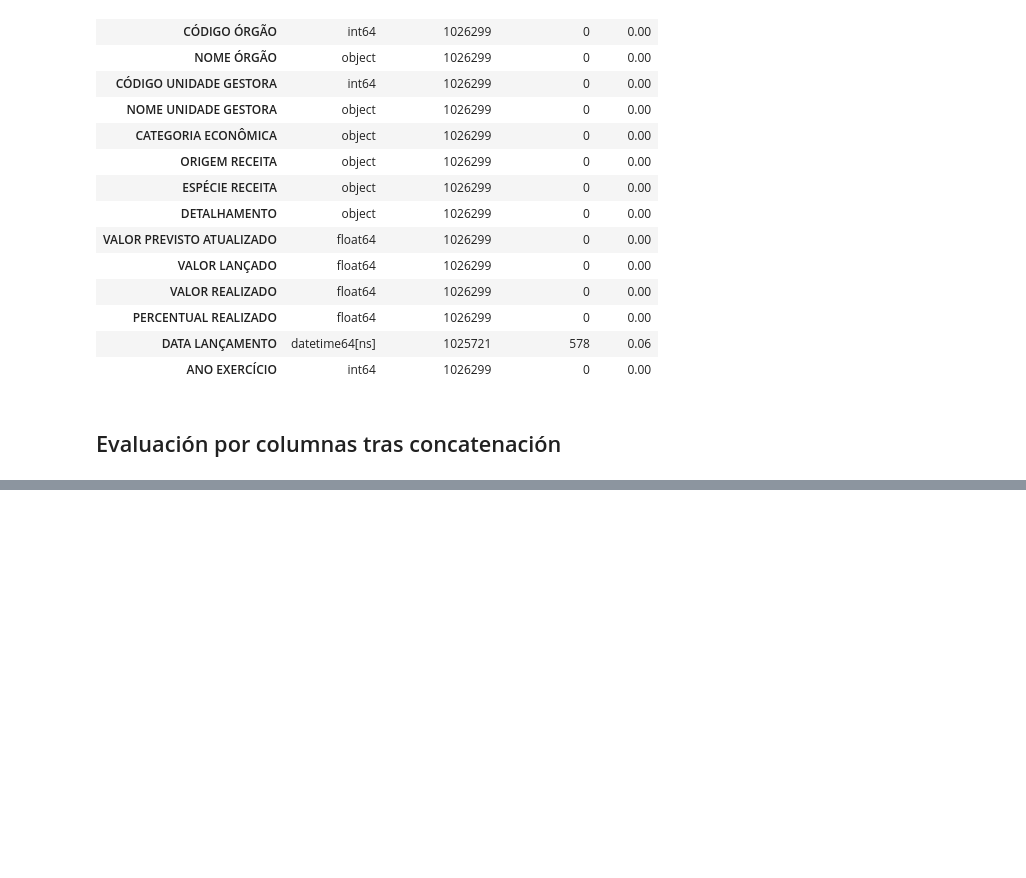
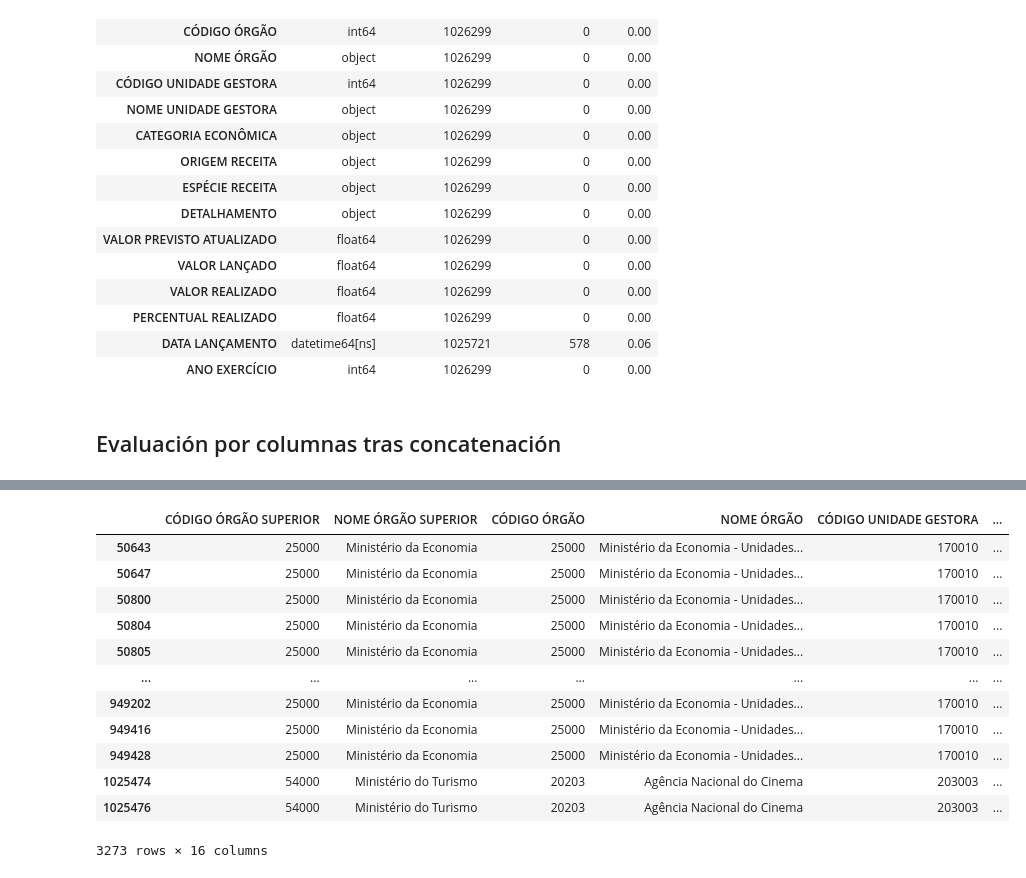
Before and after one commit to Gabijc/Proyecto2-Insights-Brasil, a Jupyter notebook: EDA_datos_Brasil.ipynb, the cells around one changed output, grey strips where cells are left out. Cells and saved outputs as stored; diff of their text form; code cells hidden in the pictures; blank space fills up the shorter version.

```diff
--- a/EDA_datos_Brasil.ipynb
+++ b/EDA_datos_Brasil.ipynb
@@ -1565,0 +1641,29 @@ previsiones_2013.head(1)
+# %%
+# Vamos a ir aplicando filtros al dataframe que contiene los valores negativos
+registros_negativas= datos_brasil[datos_brasil["VALOR LANÇADO"] < 0]
+registros_negativas
+
+# A continuación se encuentran los filtros utilizados para llegar a las conclusiones explicadas anteriormente. En caso de querer comprobar su funcionamiento
+# es necesario descomentarlos.
+
+# registros_negativas["CATEGORIA ECONÔMICA"].unique()
+# registros_negativas["ANO EXERCÍCIO"].unique()
+# registros_negativas[registros_negativas["CATEGORIA ECONÔMICA"] == "Receitas Correntes"]["ORIGEM RECEITA"].unique()
+# registros_negativas[registros_negativas["CATEGORIA ECONÔMICA"] == "Receitas de Capital"]["ORIGEM RECEITA"].unique()
+# registros_negativas[registros_negativas["ORIGEM RECEITA"] == "Operações de Crédito"]["ESPÉCIE RECEITA"].unique()
+# registros_negativas[registros_negativas["ESPÉCIE RECEITA"] == "Operações de crédito - mercado interno"]["DETALHAMENTO"].unique()
+# registros_negativas[registros_negativas["ESPÉCIE RECEITA"] == "Sem informação"]
+# %% [output]
+|  | CÓDIGO ÓRGÃO SUPERIOR | NOME ÓRGÃO SUPERIOR | CÓDIGO ÓRGÃO | NOME ÓRGÃO | CÓDIGO UNIDADE GESTORA | ... |
+| 50643 | 25000 | Ministério da Economia | 25000 | Ministério da Economia - Unidades... | 170010 | ... |
+| 50647 | 25000 | Ministério da Economia | 25000 | Ministério da Economia - Unidades... | 170010 | ... |
+| 50800 | 25000 | Ministério da Economia | 25000 | Ministério da Economia - Unidades... | 170010 | ... |
+| 50804 | 25000 | Ministério da Economia | 25000 | Ministério da Economia - Unidades... | 170010 | ... |
+| 50805 | 25000 | Ministério da Economia | 25000 | Ministério da Economia - Unidades... | 170010 | ... |
+| ... | ... | ... | ... | ... | ... | ... |
+| 949202 | 25000 | Ministério da Economia | 25000 | Ministério da Economia - Unidades... | 170010 | ... |
+| 949416 | 25000 | Ministério da Economia | 25000 | Ministério da Economia - Unidades... | 170010 | ... |
+| 949428 | 25000 | Ministério da Economia | 25000 | Ministério da Economia - Unidades... | 170010 | ... |
+| 1025474 | 54000 | Ministério do Turismo | 20203 | Agência Nacional do Cinema | 203003 | ... |
+| 1025476 | 54000 | Ministério do Turismo | 20203 | Agência Nacional do Cinema | 203003 | ... |
+3273 rows × 16 columns
```
Also changed, not shown: parts of 59 cells of this notebook.
